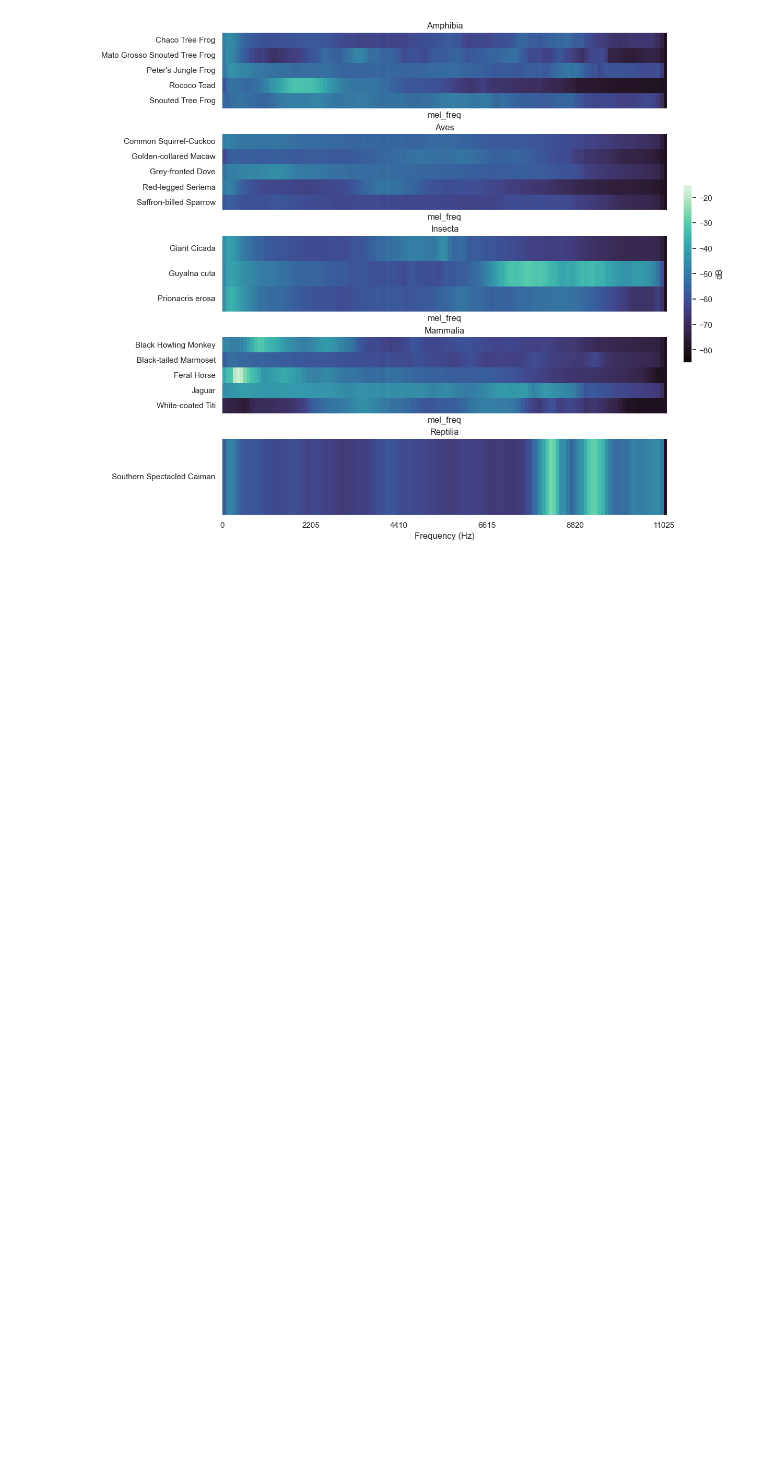
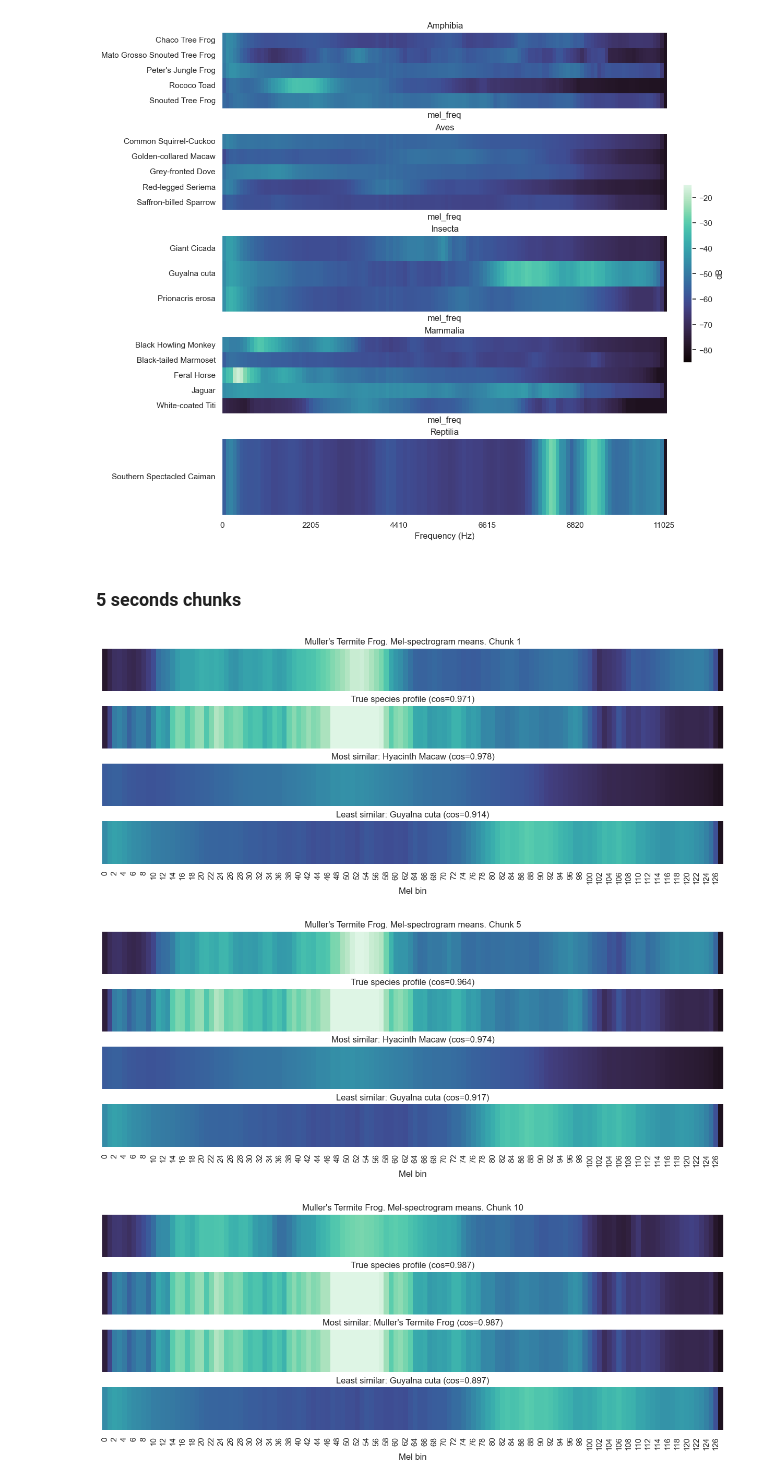
Before and after one commit to glouno/birdclef_2026_ML, a Jupyter notebook: notebooks/03_02_audio_profiles.ipynb, the cells around one changed output. Drawn from its saved outputs; the diff is of its cells as text; code cells hidden in the pictures; blank space fills up the shorter version.

```diff
--- a/notebooks/03_02_audio_profiles.ipynb
+++ b/notebooks/03_02_audio_profiles.ipynb
@@ -297,3 +296,5 @@ axes[-1].set_xlabel("Frequency (Hz)")
 fig.savefig("plots/profiles/profiles_heatmap.jpg", bbox_inches="tight", dpi=150)
 # %% [output]
 [figure]
+# %% [markdown]
+### 5 seconds chunks
@@ -299,0 +392,20 @@ fig.savefig("plots/profiles/profiles_heatmap.jpg", bbox_inches="tight", dpi=150)
+# %%
+run_name = "run_chunks_overlap"
+dataset = load_memmap_dataset(run_name, False, False)
+# %%
+for idx, chunk_id in [(4523, 1), (4523+5, 5), (4523+10, 10)]:
+    fig = plot_profile_similarity_heatmaps(
+        dataset,
+        profiles,
+        species_ids,
+        taxonomy,
+        le_primary_label,
+        row_idx=idx,
+        chunk_id=chunk_id,
+    )
+    fig.savefig(f"plots/profiles/{run_name}_profile_cos_{idx}_chunk_{chunk_id}.jpg",
+                bbox_inches="tight", dpi=150)
+# %% [output]
+[figure, added]
+[figure, added]
+[figure, added]
```
Also changed, not shown: parts of 4 cells of this notebook, 6 other files.
